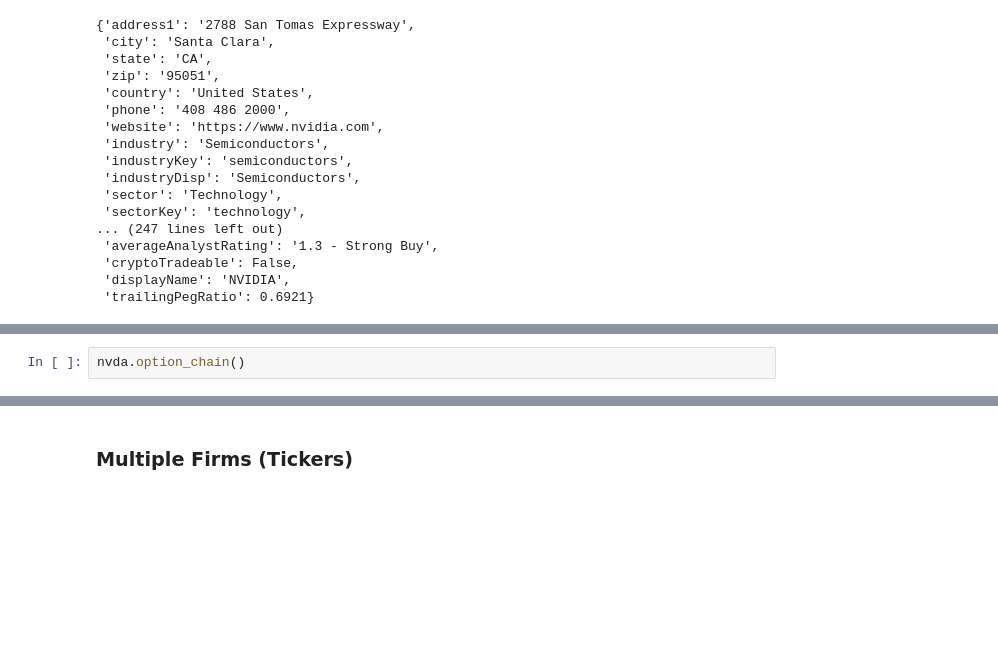
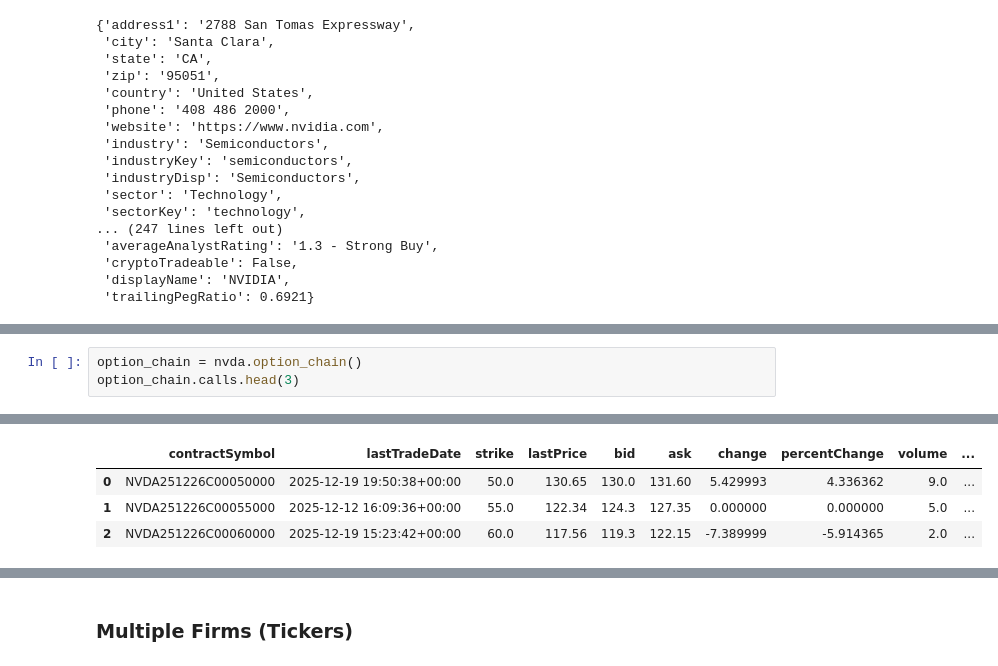
Before and after one commit to IMTorgOpenDataTools/macroecon-wrappy, a Jupyter notebook: notebooks/review_equities.ipynb, the cells around one changed output, grey strips where cells are left out. Cells and saved outputs as stored; diff of their text form; blank space fills up the shorter version.

```diff
--- a/notebooks/review_equities.ipynb
+++ b/notebooks/review_equities.ipynb
@@ -134,3 +150,4 @@ nvda.options[:3]
 # %%
-nvda.option_chain()
+option_chain = nvda.option_chain()
+option_chain.calls.head(3)
 # %% [output]
@@ -153,0 +154,4 @@ Options(calls=         contractSymbol             lastTradeDate  strike  lastPri
+|  | contractSymbol | lastTradeDate | strike | lastPrice | bid | ask | change | percentChange | volume | ... |
+| 0 | NVDA251226C00050000 | 2025-12-19 19:50:38+00:00 | 50.0 | 130.65 | 130.0 | 131.60 | 5.429993 | 4.336362 | 9.0 | ... |
+| 1 | NVDA251226C00055000 | 2025-12-12 16:09:36+00:00 | 55.0 | 122.34 | 124.3 | 127.35 | 0.000000 | 0.000000 | 5.0 | ... |
+| 2 | NVDA251226C00060000 | 2025-12-19 15:23:42+00:00 | 60.0 | 117.56 | 119.3 | 122.15 | -7.389999 | -5.914365 | 2.0 | ... |
```
Also changed, not shown: parts of 8 cells of this notebook, 3 other files.
